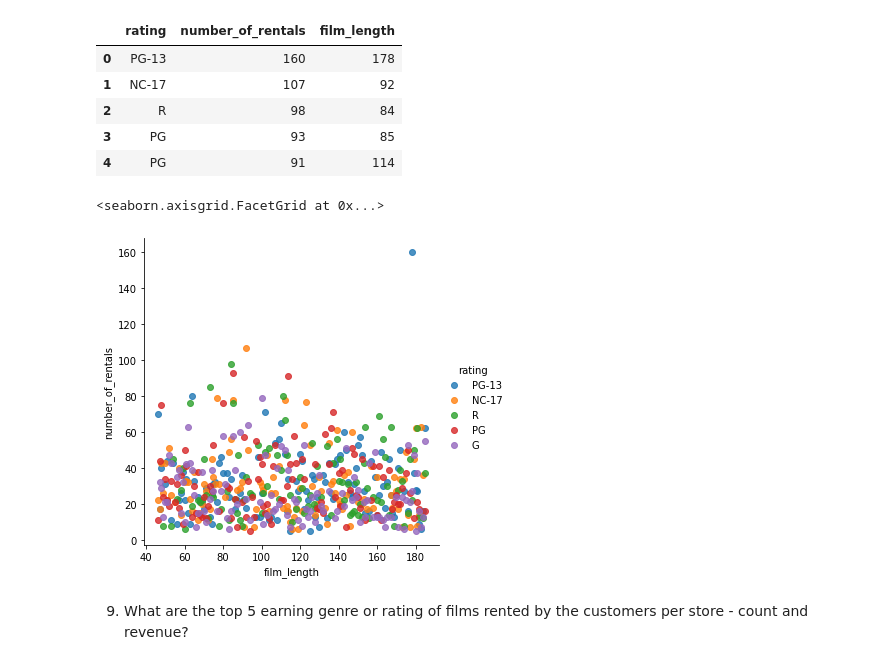
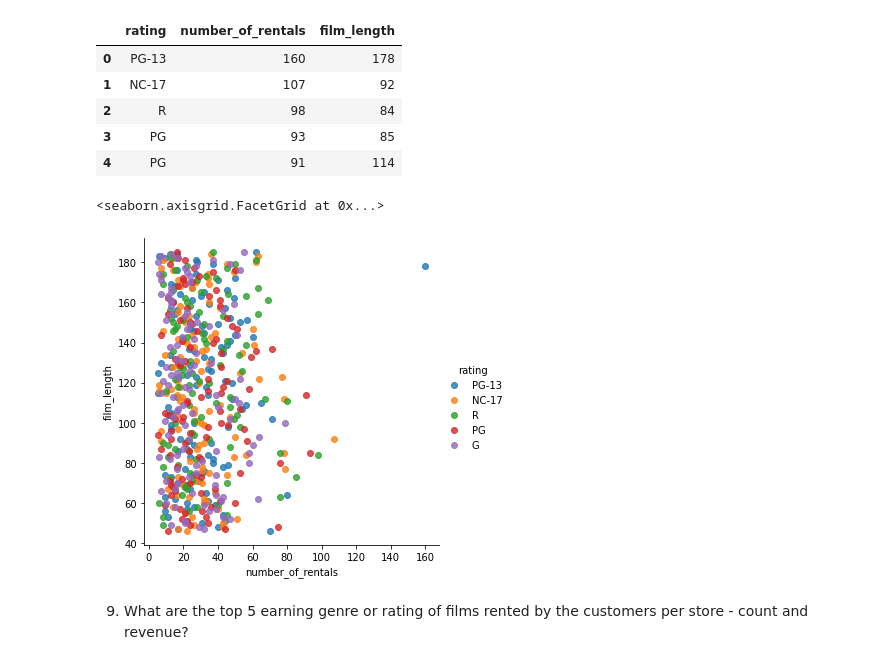
Before and after one commit to RajeshRamachander/mysqlpython, a Jupyter notebook: code/mysqlpython.ipynb, the cells around one changed output. Cells and saved outputs as stored; diff of their text form; code cells hidden in the pictures.

```diff
--- a/code/mysqlpython.ipynb
+++ b/code/mysqlpython.ipynb
@@ -412,11 +412,11 @@ rating_rental_length.head(5)
 | 3 | PG | 93 | 85 |
 | 4 | PG | 91 | 114 |
 # %%
-sns.lmplot('film_length', 'number_of_rentals',  data=rating_rental_length,
+sns.lmplot('number_of_rentals','film_length', data=rating_rental_length,
            hue = 'rating', fit_reg=False)
 # %% [output]
 <seaborn.axisgrid.FacetGrid at 0x...>
-[figure, old version]
+[figure, new version]
 # %% [markdown]
 9. What are the top 5 earning genre or rating of films rented by the customers per store - count and revenue?
 # %%
```
Also changed, not shown: parts of 9 cells of this notebook, 1 other file.
